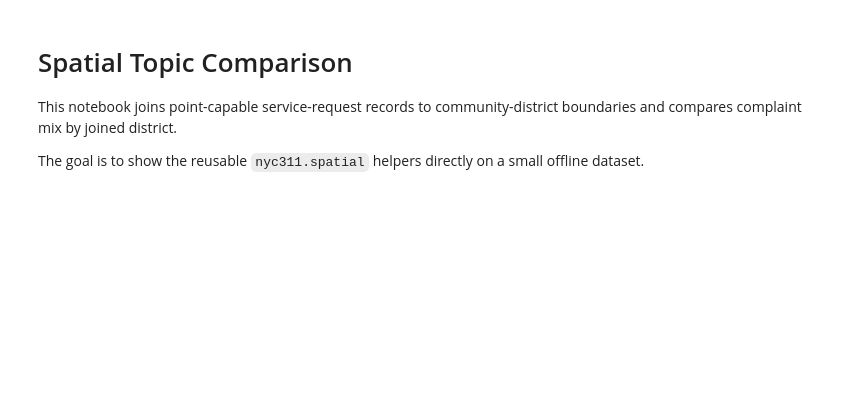
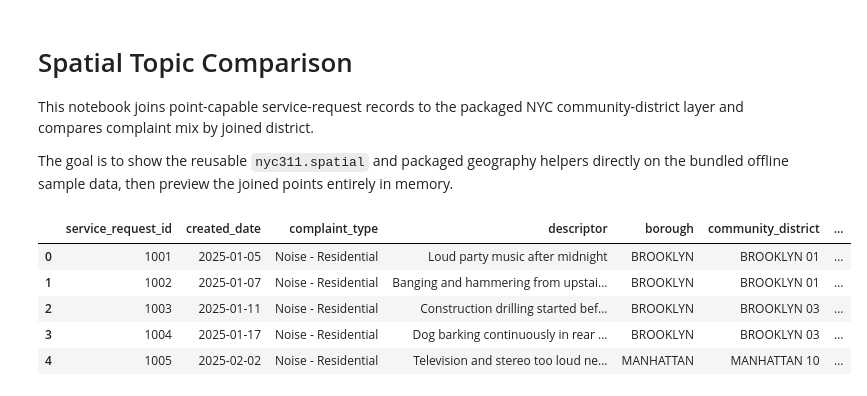
Before and after one commit to random-walks/nyc311, a Jupyter notebook: examples/notebooks/spatial_topic_comparison.ipynb, the cells around one changed output. Drawn from its saved outputs; the diff is of its cells as text; code cells hidden in the pictures; blank space fills up the shorter version.

```diff
--- a/examples/notebooks/spatial_topic_comparison.ipynb
+++ b/examples/notebooks/spatial_topic_comparison.ipynb
@@ -1,33 +1,30 @@
 # %% [markdown]
 # Spatial Topic Comparison
 
-This notebook joins point-capable service-request records to community-district boundaries and compares complaint mix by joined district.
+This notebook joins point-capable service-request records to the packaged NYC community-district layer and compares complaint mix by joined district.
 
-The goal is to show the reusable `nyc311.spatial` helpers directly on a small offline dataset.
+The goal is to show the reusable `nyc311.spatial` and packaged geography helpers directly on the bundled offline sample data, then preview the joined points entirely in memory.
 # %%
-from pathlib import Path
-import sys
+from IPython.display import display
 
 import nyc311
-from IPython.display import display
 
-repo_root = next(
-    candidate
-    for candidate in (Path.cwd(), *Path.cwd().parents)
-    if (candidate / "examples").exists() and (candidate / "src").exists()
+records = nyc311.load_sample_service_requests()
+sample_boundaries = nyc311.load_sample_boundaries("community_district")
+records_gdf = nyc311.records_to_geodataframe(records)
+boundaries_gdf = nyc311.load_boundaries_geodataframe(sample_boundaries)
+joined = nyc311.spatially_enrich_records(
+    records,
+    boundaries=sample_boundaries,
 )
-if str(repo_root) not in sys.path:
-    sys.path.insert(0, str(repo_root))
-
-from examples.utils import data_path
-
-records = nyc311.load_service_requests(data_path("service_requests_fixture.csv"))
-records_gdf = nyc311.records_to_geodataframe(records)
-boundaries_gdf = nyc311.load_boundaries_geodataframe(
-    data_path("community_district_boundaries.geojson")
-)
-joined = nyc311.spatial_join_records_to_boundaries(records_gdf, boundaries_gdf)
 joined.head()
+# %% [output]
+|  | service_request_id | created_date | complaint_type | descriptor | borough | community_district | ... |
+| 0 | 1001 | 2025-01-05 | Noise - Residential | Loud party music after midnight | BROOKLYN | BROOKLYN 01 | ... |
+| 1 | 1002 | 2025-01-07 | Noise - Residential | Banging and hammering from upstai... | BROOKLYN | BROOKLYN 01 | ... |
+| 2 | 1003 | 2025-01-11 | Noise - Residential | Construction drilling started bef... | BROOKLYN | BROOKLYN 03 | ... |
+| 3 | 1004 | 2025-01-17 | Noise - Residential | Dog barking continuously in rear ... | BROOKLYN | BROOKLYN 03 | ... |
+| 4 | 1005 | 2025-02-02 | Noise - Residential | Television and stereo too loud ne... | MANHATTAN | MANHATTAN 10 | ... |
 # %%
 comparison = (
     joined.dropna(subset=["boundary_geography_value"])
```
Also changed, not shown: parts of 2 cells of this notebook, 55 other files.
